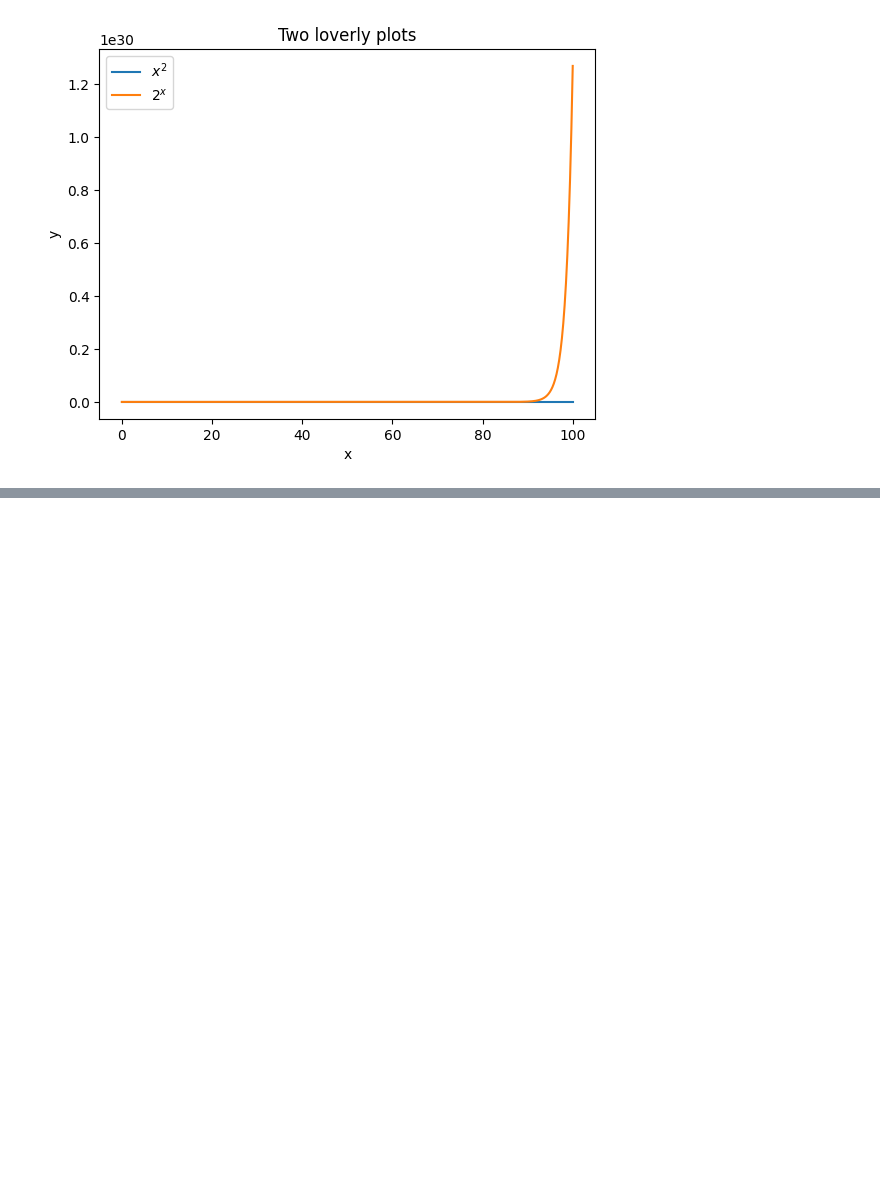
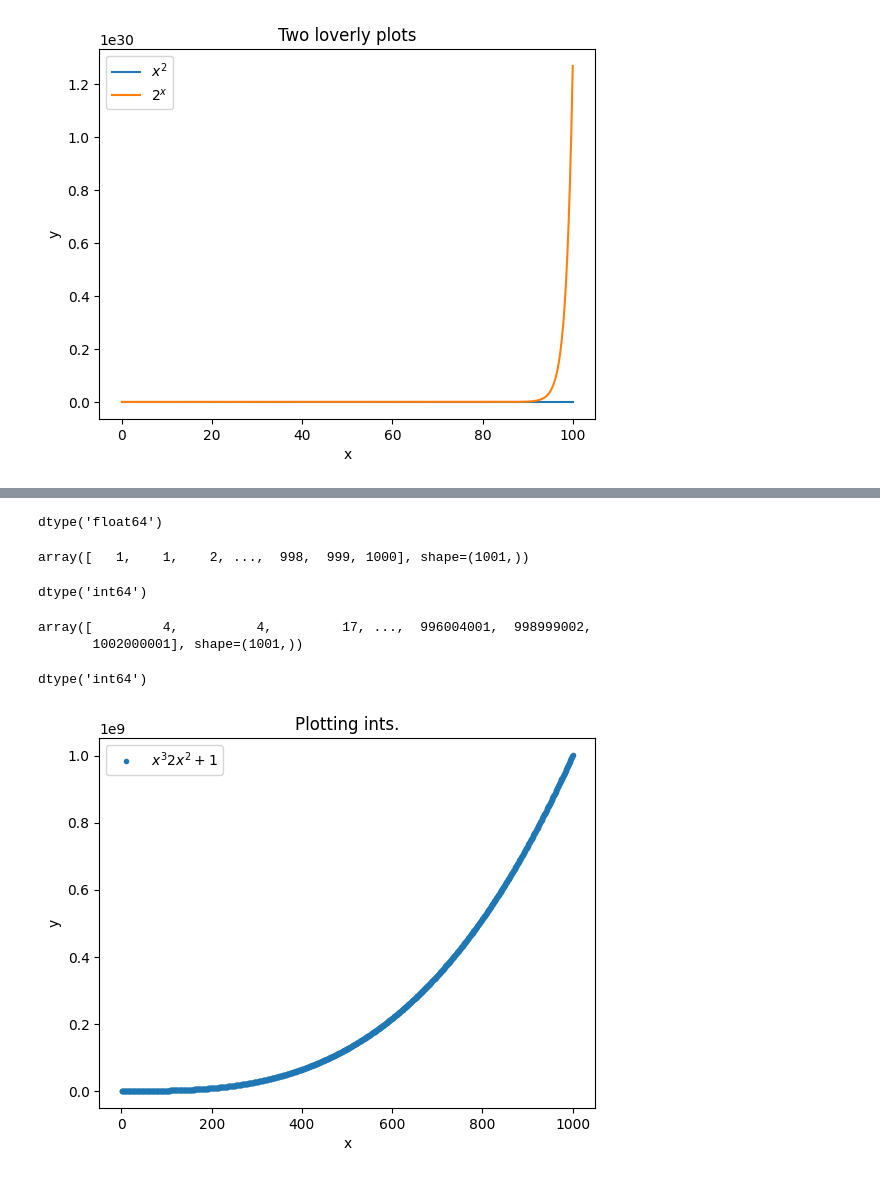
Before and after one commit to HewaOrang/principles_of_data_analytics, a Jupyter notebook: matplotlib.ipynb, the cells around one changed output, grey strips where cells are left out. Saved outputs shown, nothing was run; the diff lists cells and outputs as text; code cells hidden in the pictures; blank space fills up the shorter version.

```diff
--- a/matplotlib.ipynb
+++ b/matplotlib.ipynb
@@ -96,0 +118,48 @@ Text(0.5, 1.0, 'Two loverly plots')
+# %%
+x.dtype
+# %% [output]
+dtype('float64')
+# %%
+# Domain of x values
+
+x = np.linspace(1, 1000, 1001, dtype=int)
+
+#show.
+x
+# %% [output]
+array([   1,    1,    2, ...,  998,  999, 1000], shape=(1001,))
+# %%
+# The type.
+x.dtype
+# %% [output]
+dtype('int64')
+# %%
+# x cubed plus 2 x squared plus 1.
+y = x**3 + 2 * x**2 + 1
+
+# Show y.T
+y
+# %% [output]
+array([         4,          4,         17, ...,  996004001,  998999002,
+       1002000001], shape=(1001,))
+# %%
+# y top
+y.dtype
+# %% [output]
+dtype('int64')
+# %%
+# Plot x vs y
+plt.plot(x, y, '.' , label= '$x^3 2x^2 +1$')
+
+
+# Add a legend.
+plt.legend()
+
+# Add labels
+plt.xlabel('x')
+plt.ylabel('y')
+
+# Add a title
+plt.title('Plotting ints.');
+# %% [output]
+[figure, added]
```
Also changed, not shown: parts of 3 cells of this notebook.
